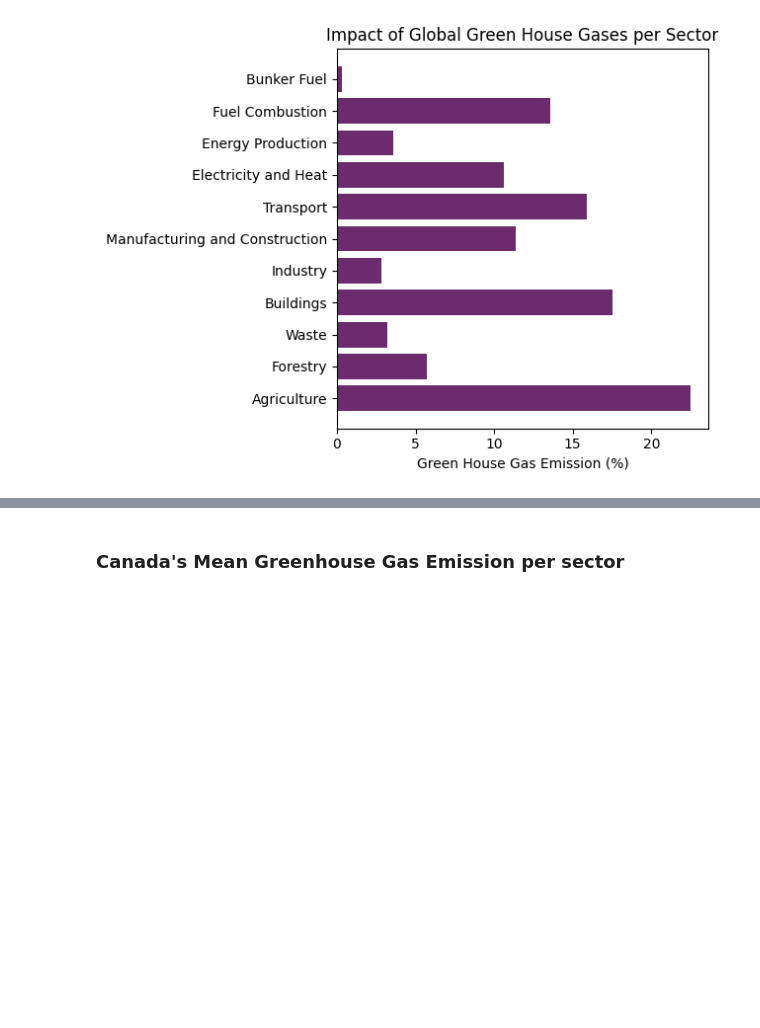
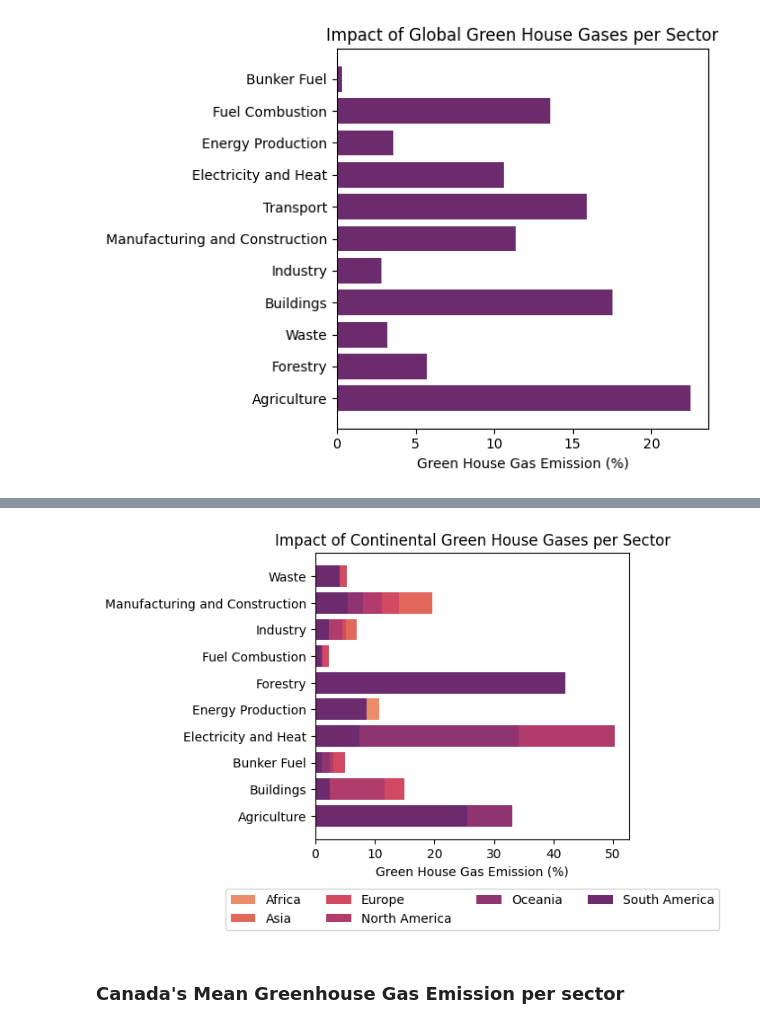
Before and after one commit to minari314159/CO2-Emission-Trends, a Jupyter notebook: Sector_Analysis.ipynb, the cells around one changed output, grey strips where cells are left out. Drawn from its saved outputs; the diff is of its cells as text; code cells hidden in the pictures; blank space fills up the shorter version.

```diff
--- a/Sector_Analysis.ipynb
+++ b/Sector_Analysis.ipynb
@@ -111,0 +107,14 @@ plt.show()
+# %%
+total_emission_per_continent = df_compare.groupby('Entity')[
+    'Emission (Mt)'].sum()
+continent_emission = []
+c = []
+for continent in df_compare['Entity'].unique():
+    sector_sum = df_compare[df_compare['Entity'].isin([continent])].groupby('Industries')['Emission (Mt)'].sum()
+    percent_emission = abs((sector_sum / total_emission_per_continent.loc[continent]))* 100
+    continent_emission.append(percent_emission)
+    c.append(continent)
+
+emission = dict(map(lambda i,j : (i,j), c, continent_emission))
+df = pd.DataFrame(emission).reset_index()
+df
@@ -112,3 +133,21 @@ plt.show()
+# %%
+sub_sector = df['Industries']
+
+fig, ax = plt.subplots()
+ax.barh(sub_sector, df['Africa'], label='Africa', color=pal[0])
+ax.barh(sub_sector, df['Asia'], label='Asia', color=pal[1])
+ax.barh(sub_sector, df['Europe'], label='Europe', color=pal[2])
+ax.barh(sub_sector, df['North America'], label='North America', color=pal[3])
+ax.barh(sub_sector, df['Oceania'], label='Oceania', color=pal[4])
+ax.barh(sub_sector, df['South America'], label='South America', color=pal[5])
+plt.title("Impact of Continental Green House Gases per Sector")
+plt.xlabel('Green House Gas Emission (%)')
+ax.legend(loc='upper center', bbox_to_anchor=(0.5, -0.15),
+              fancybox=True, ncol=4)
+plt.tight_layout()
+plt.show()
+# %% [output]
+[figure, added]
 # %% [markdown]
 ### Canada's Mean Greenhouse Gas Emission per sector
 # %%
```
Also changed, not shown: parts of 6 cells of this notebook, 3 other files.
